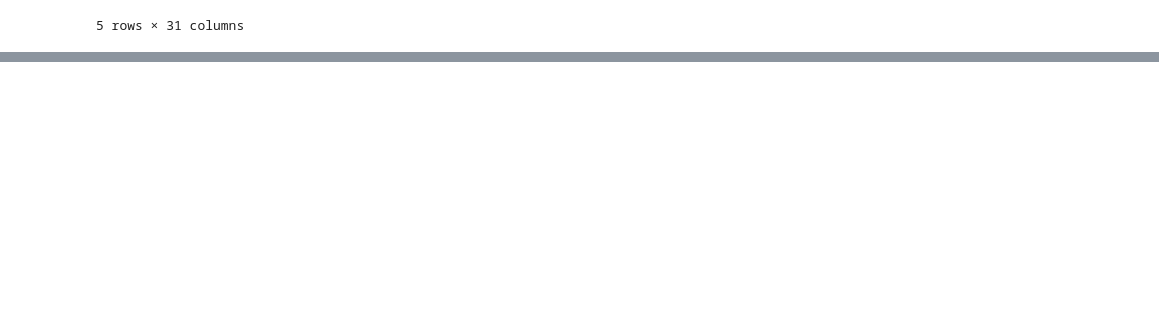
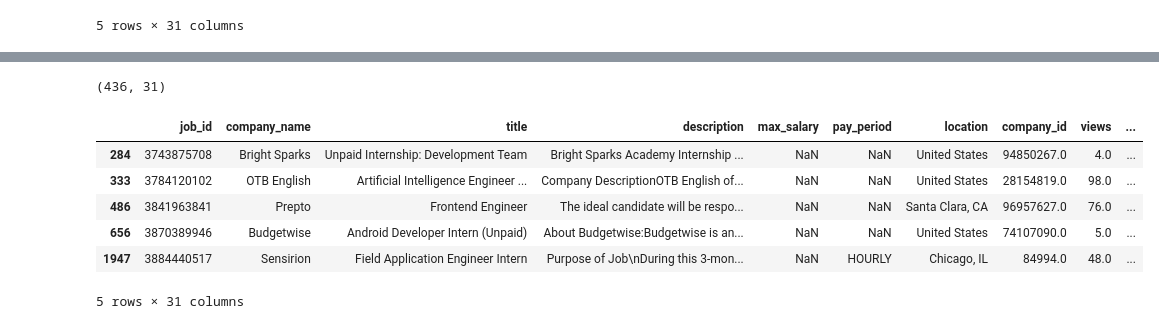
Before and after one commit to nghiax4/JobPostingAnalysis, a Jupyter notebook: Nghia/main.ipynb, the cells around one changed output, grey strips where cells are left out. Cells and saved outputs as stored; diff of their text form; code cells hidden in the pictures; blank space fills up the shorter version.

```diff
--- a/Nghia/main.ipynb
+++ b/Nghia/main.ipynb
@@ -180,0 +212,27 @@ plt.show()
+# %%
+import re
+
+def isInternship(row):
+    """Check if any relevant column in the given row contains keywords related to internships."""
+    intern_pattern = r"\b(?:intern|internship)\b"
+    return any(
+        bool(re.search(intern_pattern, str(row[col]), flags=re.IGNORECASE))
+        for col in ["title", "description", "formatted_work_type", "formatted_experience_level"]
+    )
+
+# Apply the function to filter internship postings
+internships = tech_postings[tech_postings.apply(isInternship, axis=1)]
+
+internships.shape
+# %% [output]
+(436, 31)
+# %%
+internships.head()
+# %% [output]
+|  | job_id | company_name | title | description | max_salary | pay_period | location | company_id | views | ... |
+| 284 | 3743875708 | Bright Sparks | Unpaid Internship: Development Team | Bright Sparks Academy Internship ... | NaN | NaN | United States | 94850267.0 | 4.0 | ... |
+| 333 | 3784120102 | OTB English | Artificial Intelligence Engineer ... | Company DescriptionOTB English of... | NaN | NaN | United States | 28154819.0 | 98.0 | ... |
+| 486 | 3841963841 | Prepto | Frontend Engineer | The ideal candidate will be respo... | NaN | NaN | Santa Clara, CA | 96957627.0 | 76.0 | ... |
+| 656 | 3870389946 | Budgetwise | Android Developer Intern (Unpaid) | About Budgetwise:Budgetwise is an... | NaN | NaN | United States | 74107090.0 | 5.0 | ... |
+| 1947 | 3884440517 | Sensirion | Field Application Engineer Intern | Purpose of Job\nDuring this 3-mon... | NaN | HOURLY | Chicago, IL | 84994.0 | 48.0 | ... |
+5 rows × 31 columns
```
Also changed, not shown: parts of 8 cells of this notebook.
